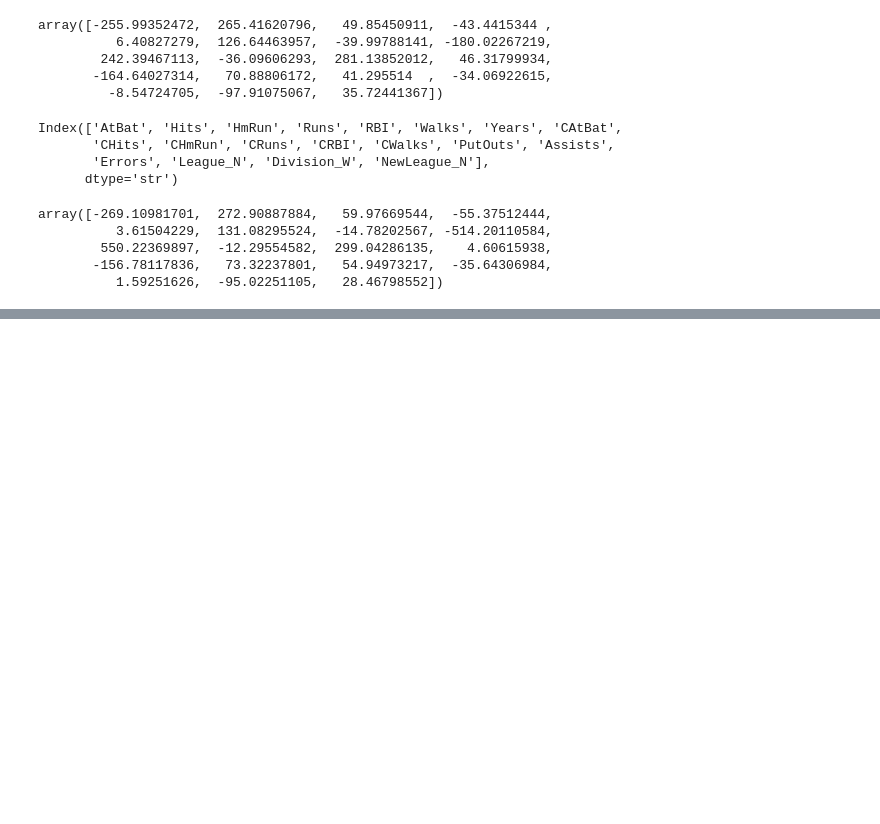
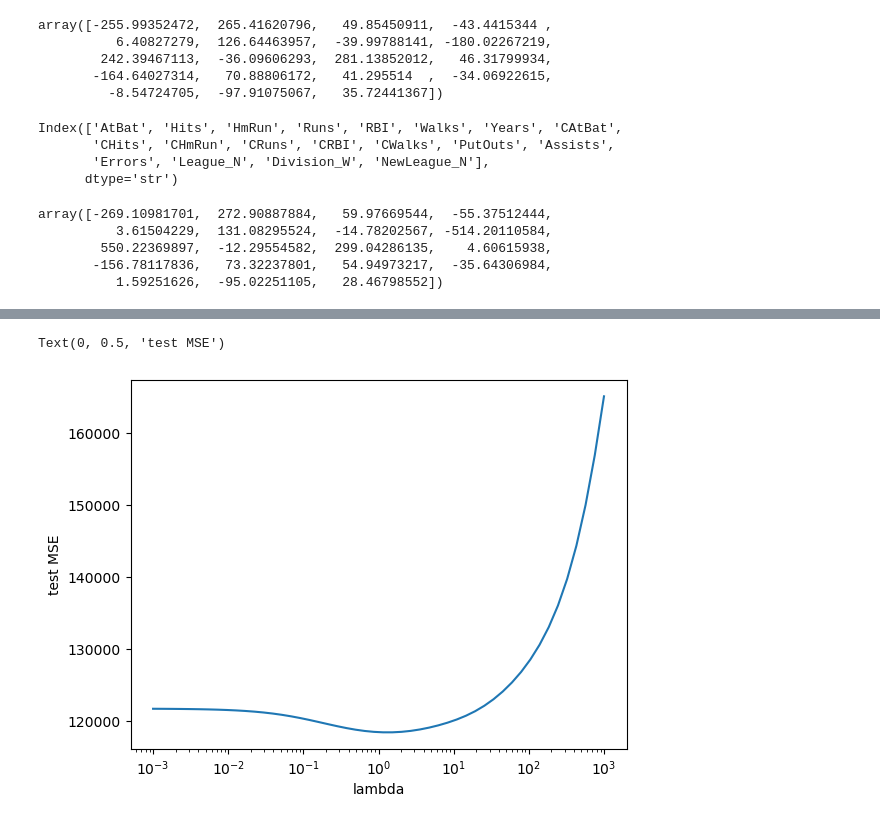
Before and after one commit to rolo9/ml-learning-01_Foundations_Part_1, a Jupyter notebook: notebooks/regularization.ipynb, the cells around one changed output, grey strips where cells are left out. Saved outputs shown, nothing was run; the diff lists cells and outputs as text; code cells hidden in the pictures; blank space fills up the shorter version.

```diff
--- a/notebooks/regularization.ipynb
+++ b/notebooks/regularization.ipynb
@@ -259,0 +322,8 @@ array([-269.10981701,  272.90887884,   59.97669544,  -55.37512444,
+# %%
+plt.plot(alphas, mse_list)
+plt.xscale('log')
+plt.xlabel('lambda')
+plt.ylabel('test MSE')
+# %% [output]
+Text(0, 0.5, 'test MSE')
+[figure, added]
```
Also changed, not shown: parts of 11 cells of this notebook.
